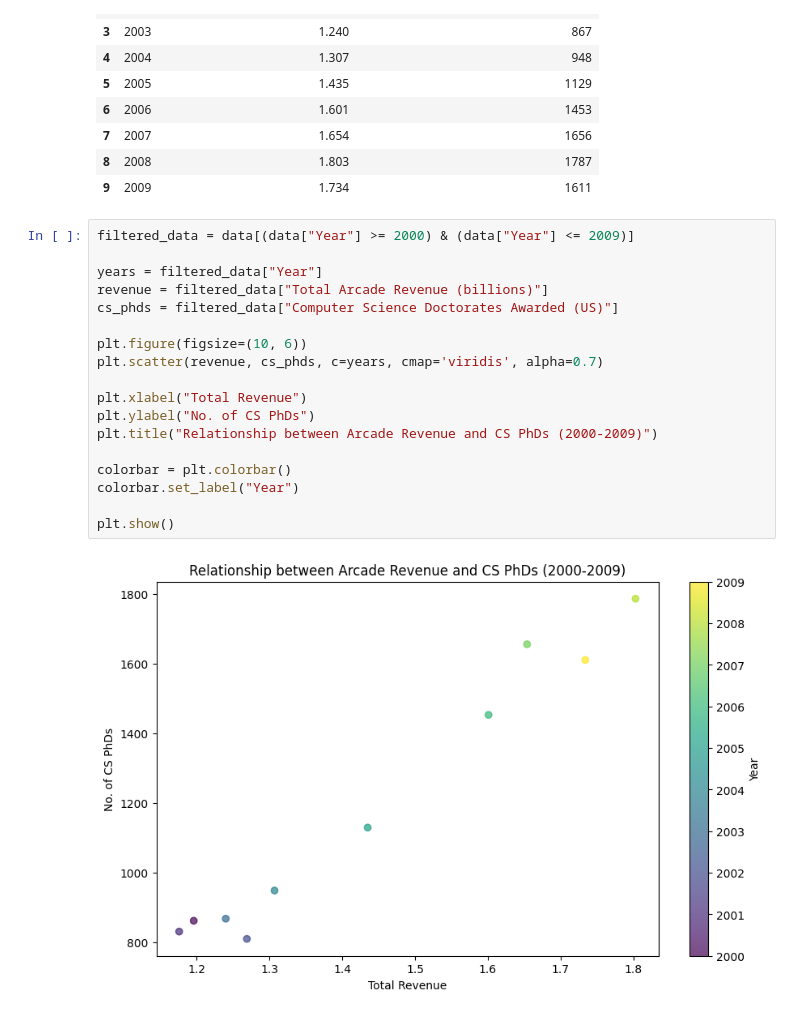
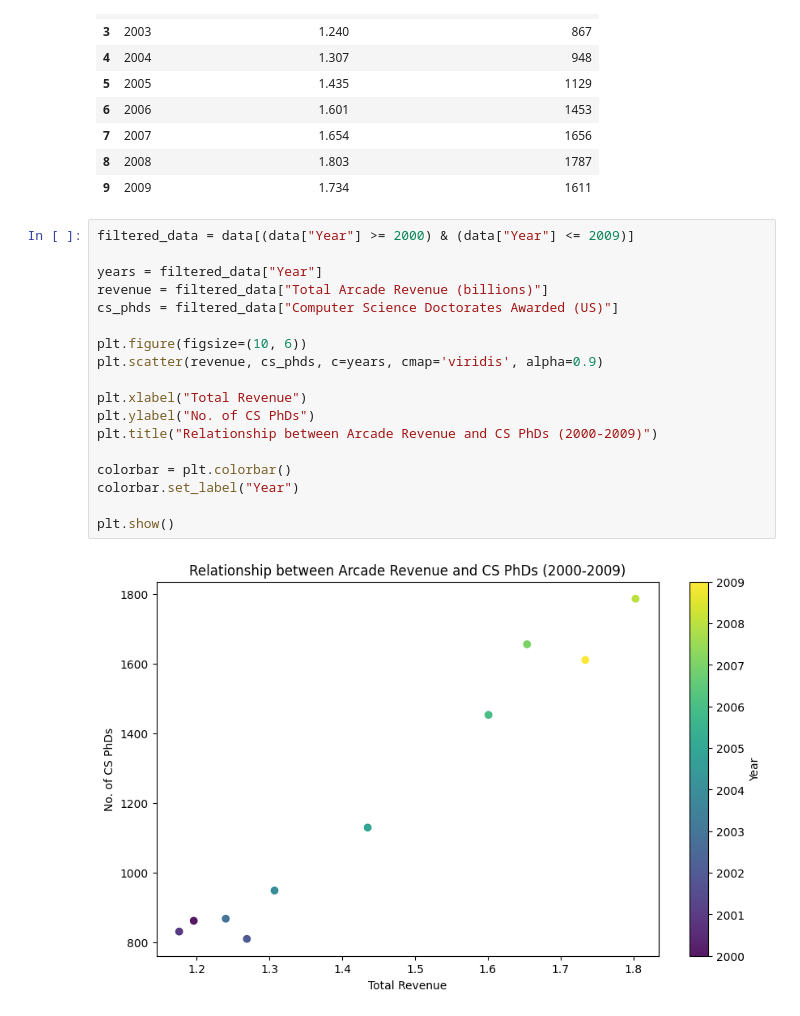
Before and after one commit to SimranKaur200551962/Simran.Kaur.BDAT1004PS3, a Jupyter notebook: Simran.Kaur.BDAT1004PS3.ipynb, the cells around one changed output. Drawn from its saved outputs; the diff is of its cells as text.

```diff
--- a/Simran.Kaur.BDAT1004PS3.ipynb
+++ b/Simran.Kaur.BDAT1004PS3.ipynb
@@ -860,20 +860,20 @@ data
 # %%
 filtered_data = data[(data["Year"] >= 2000) & (data["Year"] <= 2009)]
 
 years = filtered_data["Year"]
 revenue = filtered_data["Total Arcade Revenue (billions)"]
 cs_phds = filtered_data["Computer Science Doctorates Awarded (US)"]
 
 plt.figure(figsize=(10, 6))
-plt.scatter(revenue, cs_phds, c=years, cmap='viridis', alpha=0.7)
+plt.scatter(revenue, cs_phds, c=years, cmap='viridis', alpha=0.9)
 
 plt.xlabel("Total Revenue")
 plt.ylabel("No. of CS PhDs")
 plt.title("Relationship between Arcade Revenue and CS PhDs (2000-2009)")
 
 colorbar = plt.colorbar()
 colorbar.set_label("Year")
 
 plt.show()
 # %% [output]
-[figure, old version]
+[figure, new version]
```
Also changed, not shown: parts of 6 cells of this notebook.
